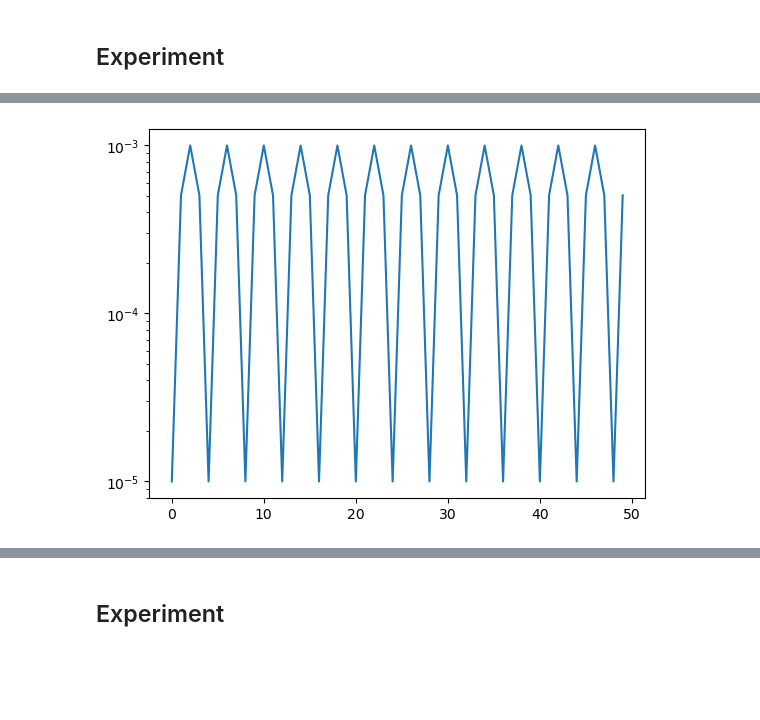
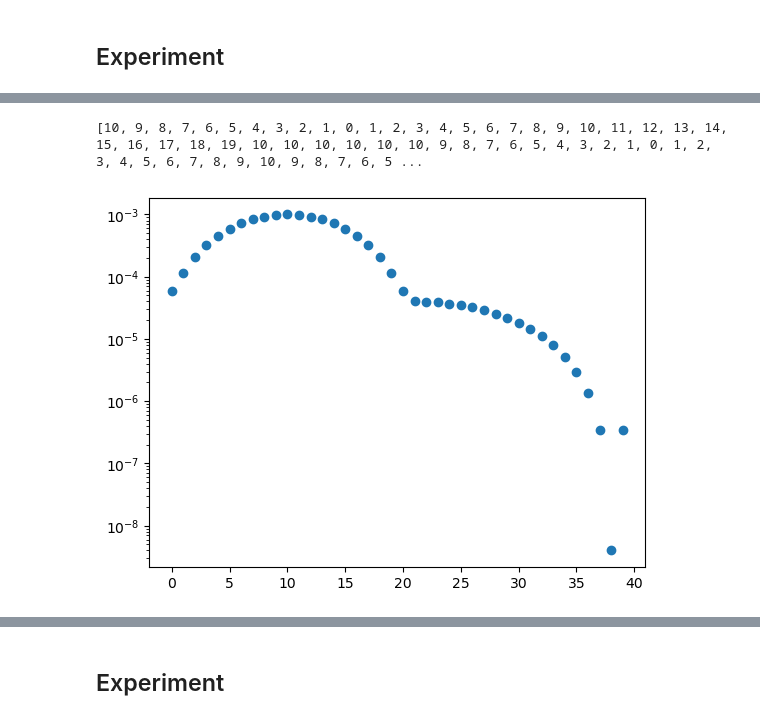
Before and after one commit to Ataago-AI/NN-Deep-Learning, a Jupyter notebook: assignment/NN_DL_Assignment_1.ipynb, the cells around one changed output, grey strips where cells are left out. Cells and saved outputs as stored; diff of their text form; code cells hidden in the pictures; blank space fills up the shorter version.

```diff
--- a/assignment/NN_DL_Assignment_1.ipynb
+++ b/assignment/NN_DL_Assignment_1.ipynb
@@ -535,21 +535,26 @@ WEIGHT_DECAY = 0.05 # 0.15
 criterion = nn.CrossEntropyLoss()
 optimizer = torch.optim.AdamW(model.parameters(), lr=LR, weight_decay=WEIGHT_DECAY)
 #scheduler = torch.optim.lr_scheduler.StepLR(optimizer, step_size=LR_STEP_SIZE, gamma=0.1)
-scheduler = torch.optim.lr_scheduler.CyclicLR(optimizer, base_lr=1e-5, max_lr=1e-3, step_size_up=2, step_size_down=None, mode='triangular', gamma=1.0, scale_fn=None, scale_mode='cycle', cycle_momentum=False, base_momentum=0.8, max_momentum=0.9, last_epoch=- 1, verbose=False)
-#scheduler = torch.optim.lr_scheduler.ReduceLROnPlateau(optimizer, mode='min', factor=0.1, patience=3, threshold=0.0001, threshold_mode='rel', cooldown=0, min_lr=1e-5, eps=1e-08, verbose=False)
+#scheduler = torch.optim.lr_scheduler.CyclicLR(optimizer, base_lr=1e-5, max_lr=1e-3, step_size_up=2, step_size_down=None, mode='triangular', gamma=1.0, scale_fn=None, scale_mode='cycle', cycle_momentum=False, base_momentum=0.8, max_momentum=0.9, last_epoch=- 1, verbose=False)
+scheduler = torch.optim.lr_scheduler.OneCycleLR(optimizer, max_lr=1e-3, total_steps=40, epochs=None, steps_per_epoch=None, pct_start=0.3, anneal_strategy='cos', cycle_momentum=True, base_momentum=0.85, max_momentum=0.95, div_factor=25.0, final_div_factor=10000.0, three_phase=True, last_epoch=- 1, verbose=False)
+#scheduler = torch.optim.lr_scheduler.ReduceLROnPlateau(optimizer, mode='min', factor=0.1, patience=3, threshold=0.0001, threshold_mode='rel', cooldown=0, min_lr=0, eps=1e-08, verbose=False)
 # %%
 lrs_ = list()
-for i in range(50):
+values = list(range(10, 0, -1)) + list(range(0, 20)) + [10]*5 + list(range(10, 0, -1)) + list(range(0, 10)) + list(range(10, 0, -1)) + list(range(0, 10)) + list(range(10, 0, -1))
+print(values)
+for i in range(40):
     optimizer.step()
-    scheduler.step(i)
+    #scheduler.step(values[i])
+    scheduler.step()
     #lrs_.append(scheduler.get_last_lr())
     lrs_.append(optimizer.param_groups[0]['lr'])
 
 fig, ax = plt.subplots(1)
-ax.plot(lrs_)
+ax.scatter(range(len(lrs_)), lrs_)
 ax.set_yscale('log')
 # %% [output]
+[10, 9, 8, 7, 6, 5, 4, 3, 2, 1, 0, 1, 2, 3, 4, 5, 6, 7, 8, 9, 10, 11, 12, 13, 14, 15, 16, 17, 18, 19, 10, 10, 10, 10, 10, 10, 9, 8, 7, 6, 5, 4, 3, 2, 1, 0, 1, 2, 3, 4, 5, 6, 7, 8, 9, 10, 9, 8, 7, 6, 5 ...
-[figure, old version]
+[figure, new version]
 # %%
 # Init Trainer
 
```
Also changed, not shown: parts of 3 cells of this notebook.
